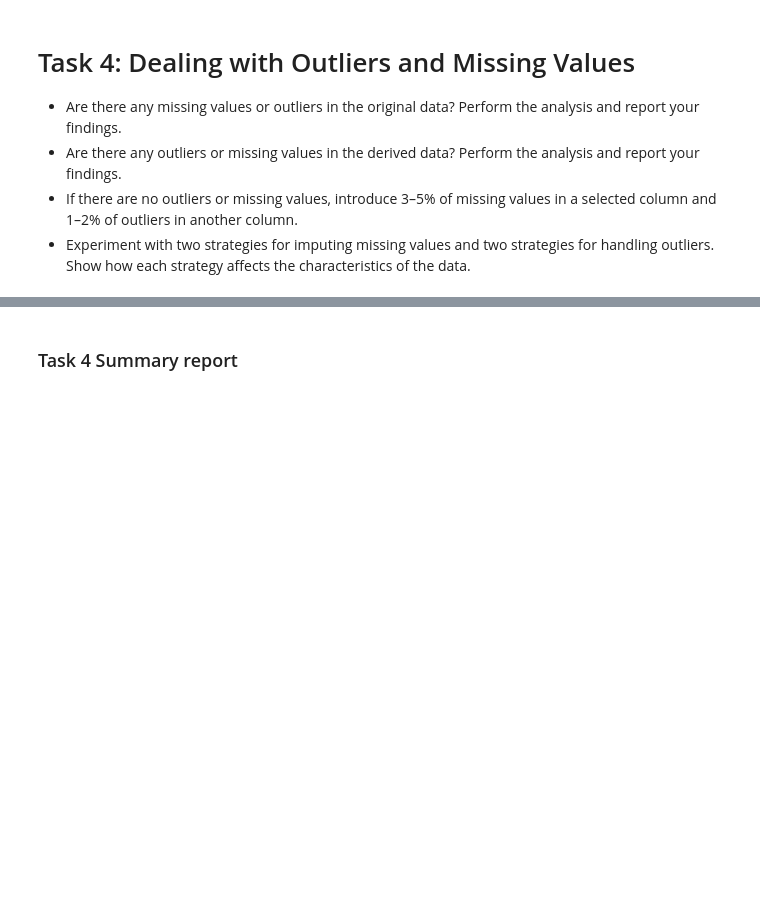
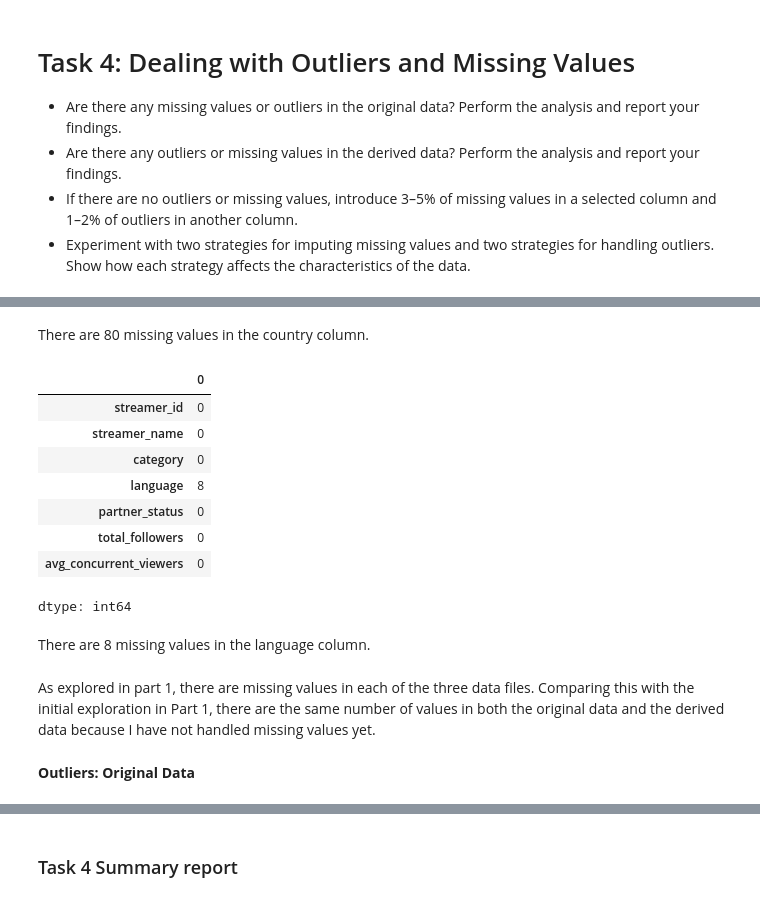
Before and after one commit to zlwym/Assignment01_IAT461, a Jupyter notebook: IAT461-Assignment01-Scaffold.ipynb, the cells around one changed output, grey strips where cells are left out. Drawn from its saved outputs; the diff is of its cells as text; code cells hidden in the pictures; blank space fills up the shorter version.

```diff
--- a/IAT461-Assignment01-Scaffold.ipynb
+++ b/IAT461-Assignment01-Scaffold.ipynb
@@ -1276,0 +1329,21 @@ summarize your findings here.
+# %% [markdown]
+There are 80 missing values in the country column.
+# %%
+#Checking null values for streamers
+streamers.isnull().sum()
+# %% [output]
+|  | 0 |
+| streamer_id | 0 |
+| streamer_name | 0 |
+| category | 0 |
+| language | 8 |
+| partner_status | 0 |
+| total_followers | 0 |
+| avg_concurrent_viewers | 0 |
+dtype: int64
+# %% [markdown]
+There are 8 missing values in the language column.
+# %% [markdown]
+As explored in part 1, there are missing values in each of the three data files. Comparing this with the initial exploration in Part 1, there are the same number of values in both the original data and the derived data because I have not handled missing values yet.
+# %% [markdown]
+**Outliers: Original Data**
```
Also changed, not shown: parts of 12 cells of this notebook.
